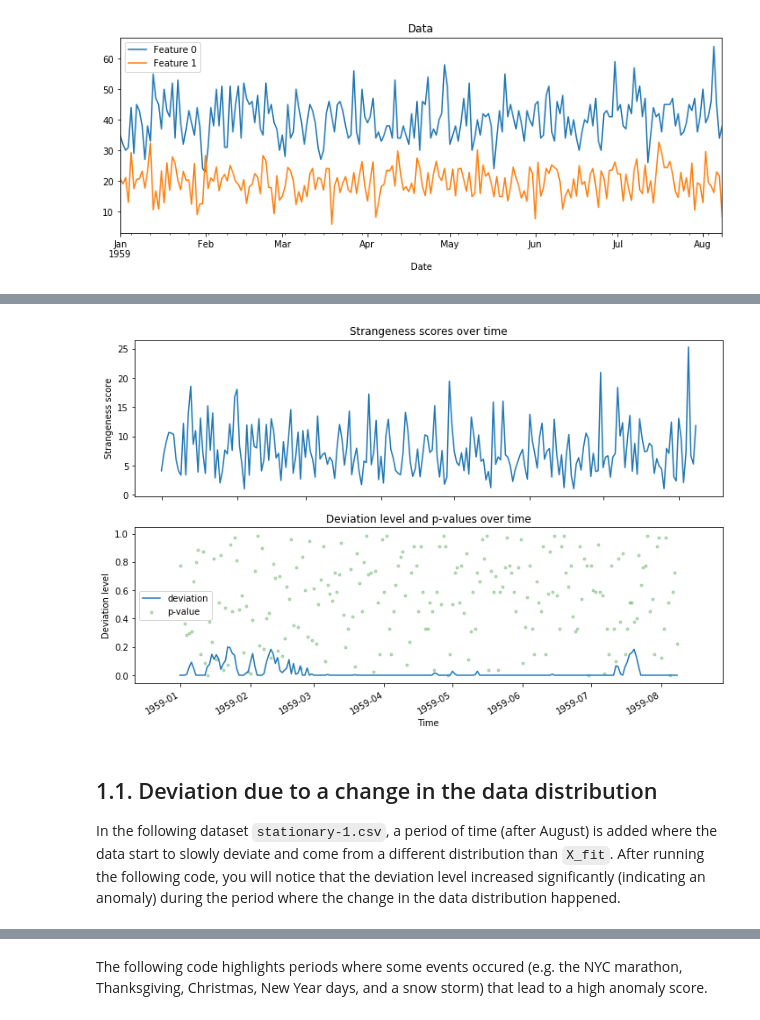
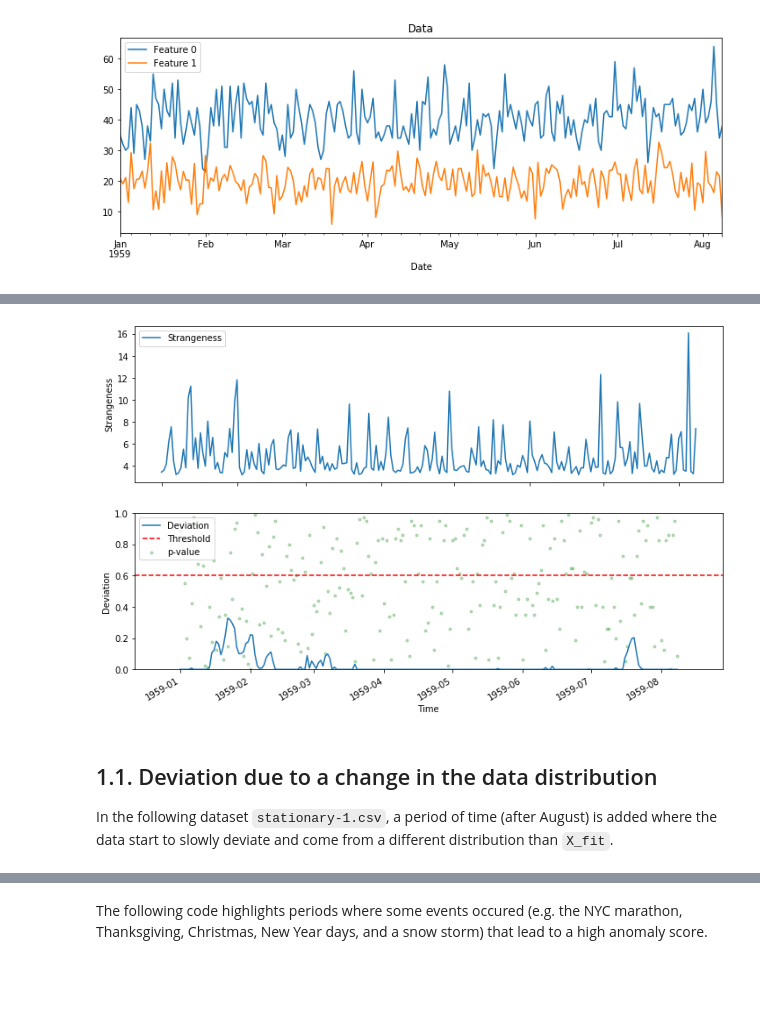
Before and after one commit to caisr-hh/group-anomaly-detection, a Jupyter notebook: examples/notebooks/examples.ipynb, the cells around one changed output, grey strips where cells are left out. Drawn from its saved outputs; the diff is of its cells as text; code cells hidden in the pictures; blank space fills up the shorter version.

```diff
--- a/examples/notebooks/examples.ipynb
+++ b/examples/notebooks/examples.ipynb
@@ -58,23 +85,17 @@ where $w$ is referred to as `w_martingale` is the code. This deviation level $M_
 The usage of the `IndividualAnomalyInductive` model is illustrated in the following code. After running the code, you will see that the deviation level is always low (close to 0) as long as the data continues to come from the same distribution as `X_fit`.
 # %%
 # Create a model using IndividualAnomalyInductive
-model = IndividualAnomalyInductive(
-            w_martingale = 15,          # Window size for computing the deviation level
-            non_conformity = "median",  # Strangeness measure: "median" or "knn"
-            k = 20                      # Used if non_conformity is "knn"
-)
-
+model = IndividualAnomalyInductive(non_conformity = "knn", k = 20)
 
 # Fit the model to a fixed subset of the data
 X_fit = df0.head(n = 80).values
 model.fit(X_fit)
 
-
 # At each time step t, a data-point x comes from the stream
 for t, x in zip(df0.index, df0.values):
     info = model.predict(t, x)
-    print("Time: {} ==> strangeness: {}, deviation: {}" .format(t, info.strangeness, info.deviation), end="\r", flush=True)
+    print(info, end="\r", flush=True)
 
 # Plot strangeness and deviation level over time
-model.plot_deviations(figsize=(12, 8))
+model.plot_deviations(figsize=(12, 8), plots=["strangeness", "deviation", "pvalue", "threshold"])
 # %% [output]
@@ -82,4 +103,4 @@ Time: 1959-08-08 00:00:00 ==> strangeness: 11.818166210993864, deviation: 061666
-[figure, old version]
+[figure, new version]
 # %% [markdown]
 ## 1.1. Deviation due to a change in the data distribution
-In the following dataset `stationary-1.csv`, a period of time (after August) is added where the data start to slowly deviate and come from a different distribution than `X_fit`. After running the following code, you will notice that the deviation level increased significantly (indicating an anomaly) during the period where the change in the data distribution happened.
+In the following dataset `stationary-1.csv`, a period of time (after August) is added where the data start to slowly deviate and come from a different distribution than `X_fit`.
```
Also changed, not shown: parts of 72 cells of this notebook, 8 other files.
